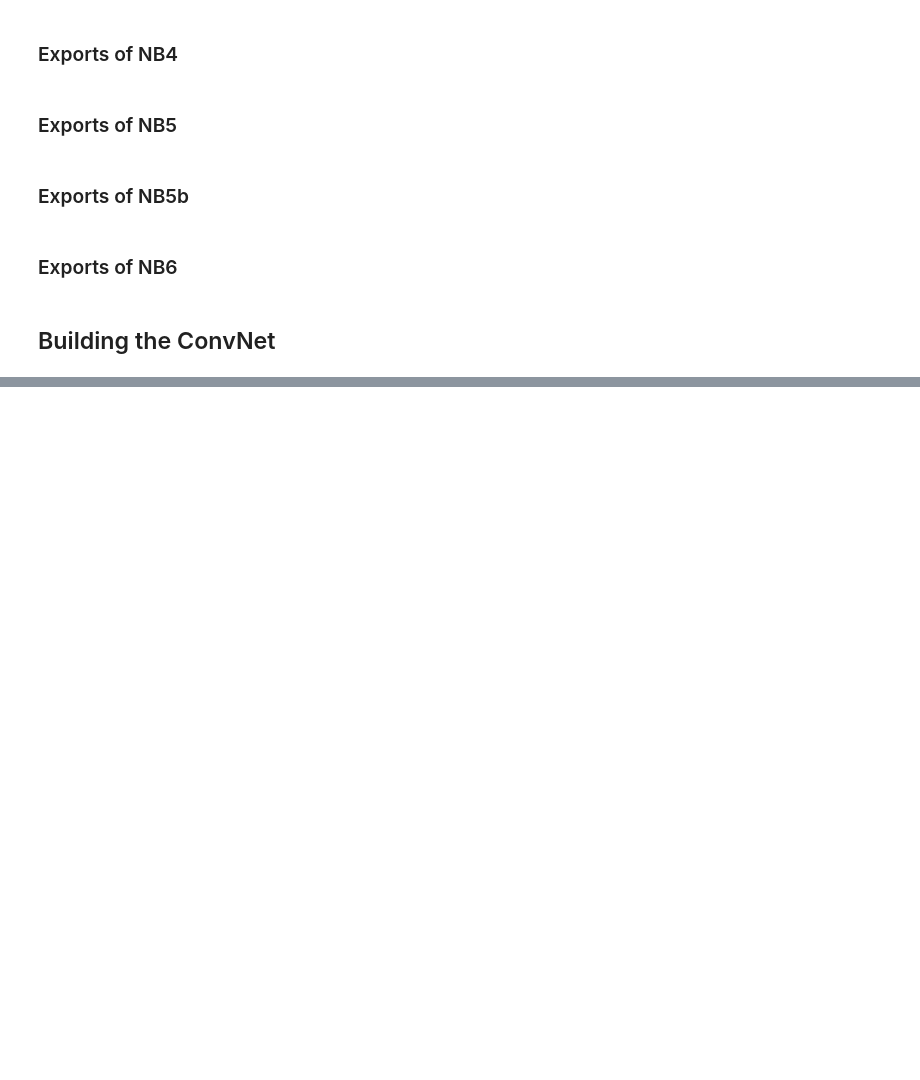
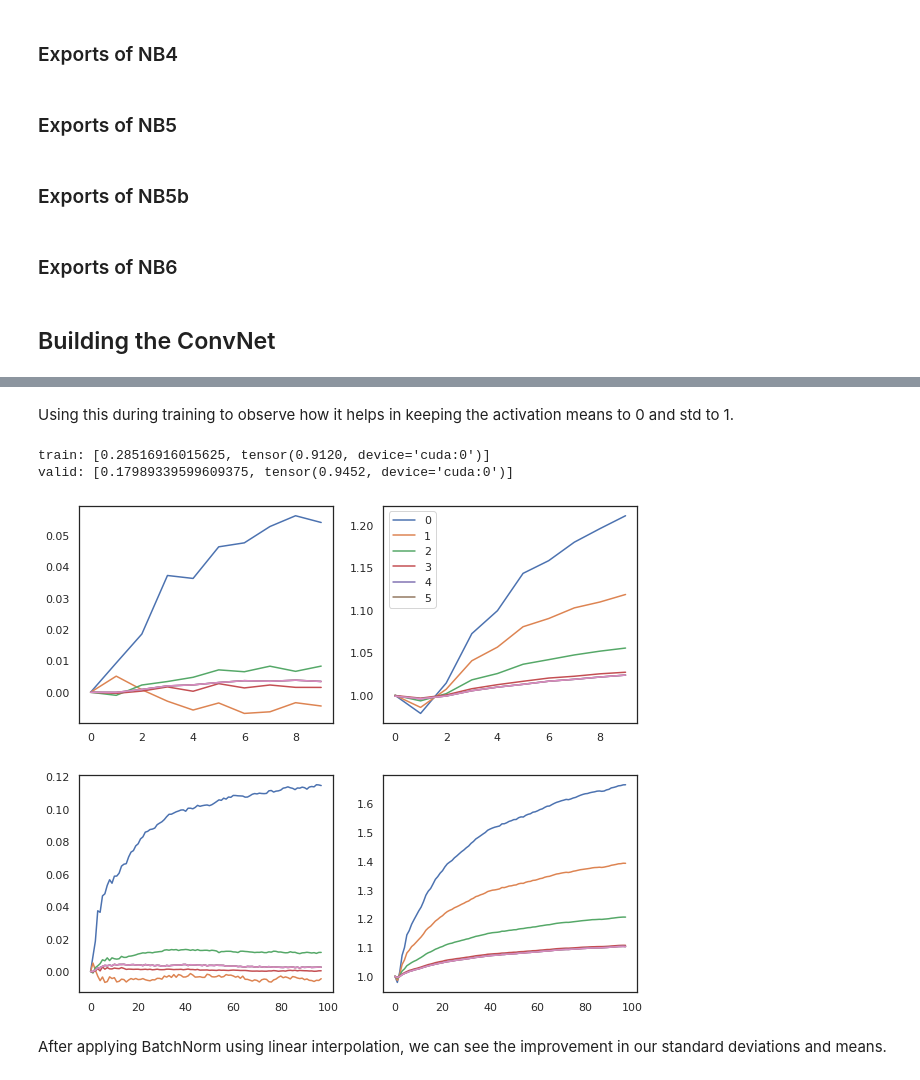
Before and after one commit to bachaudhry/fastai_test_implement, a Jupyter notebook: pytorch_NN_mechanics/Custom_Batch_Norm.ipynb, the cells around one changed output, grey strips where cells are left out. Saved outputs shown, nothing was run; the diff lists cells and outputs as text; code cells hidden in the pictures; blank space fills up the shorter version.

```diff
--- a/pytorch_NN_mechanics/Custom_Batch_Norm.ipynb
+++ b/pytorch_NN_mechanics/Custom_Batch_Norm.ipynb
@@ -564,0 +602,52 @@ Wall time: 3 s
+# %%
+def conv_layer(ni, nf, ks=3, stride=2, bn=True, **kwargs):
+    # No bias needed in case of BN
+    layers = [nn.Conv2d(ni, nf, ks, padding=ks//2, stride=stride, bias=not bn),
+              GeneralRelu(**kwargs)]
+    if bn: layers.append(BatchNorm(nf))
+    return nn.Sequential(*layers)
+# %%
+# Initalize
+def init_cnn_(m, f):
+    if isinstance(m, nn.Conv2d):
+        f(m.weight, a=0.1)
+        if getattr(m, 'bias', None) is not None: m.bias.data.zero_()
+    for l in m.children():
+        init_cnn_(l, f)
+
+def init_cnn(m, uniform=False):
+    f = init.kaiming_uniform_ if uniform else init.kaiming_normal_
+    init_cnn_(m, f)
+
+def get_learn_run(nfs, data, lr, layer, cbs=None,
+                  opt_func=None, uniform=False, **kwargs):
+    model = get_cnn_model(data, nfs, layer, **kwargs)
+    init_cnn(model, uniform=uniform)
+    return get_runner(model, data, lr=lr, cbs=cbs, opt_func=opt_func)
+# %% [markdown]
+Using this during training to observe how it helps in keeping the activation means to 0 and std to 1.
+# %%
+learn, run = get_learn_run(nfs, data, lr=0.8, layer=conv_layer, cbs=cbfs)
+# %%
+with Hooks(learn.model, append_stats) as hooks:
+    run.fit(1, learn)
+    fig,(ax0,ax1) = plt.subplots(1,2, figsize=(10,4))
+    for h in hooks[:-1]:
+        ms,ss = h.stats
+        ax0.plot(ms[:10])
+        ax1.plot(ss[:10])
+        h.remove()
+    plt.legend(range(6));
+
+    fig,(ax0,ax1) = plt.subplots(1,2, figsize=(10,4))
+    for h in hooks[:-1]:
+        ms,ss = h.stats
+        ax0.plot(ms)
+        ax1.plot(ss)
+# %% [output]
+train: [0.28516916015625, tensor(0.9120, device='cuda:0')]
+valid: [0.17989339599609375, tensor(0.9452, device='cuda:0')]
+[figure, added]
+[figure, added]
+# %% [markdown]
+After applying BatchNorm using linear interpolation, we can see the improvement in our standard deviations and means.
```
Also changed, not shown: parts of 6 cells of this notebook.
